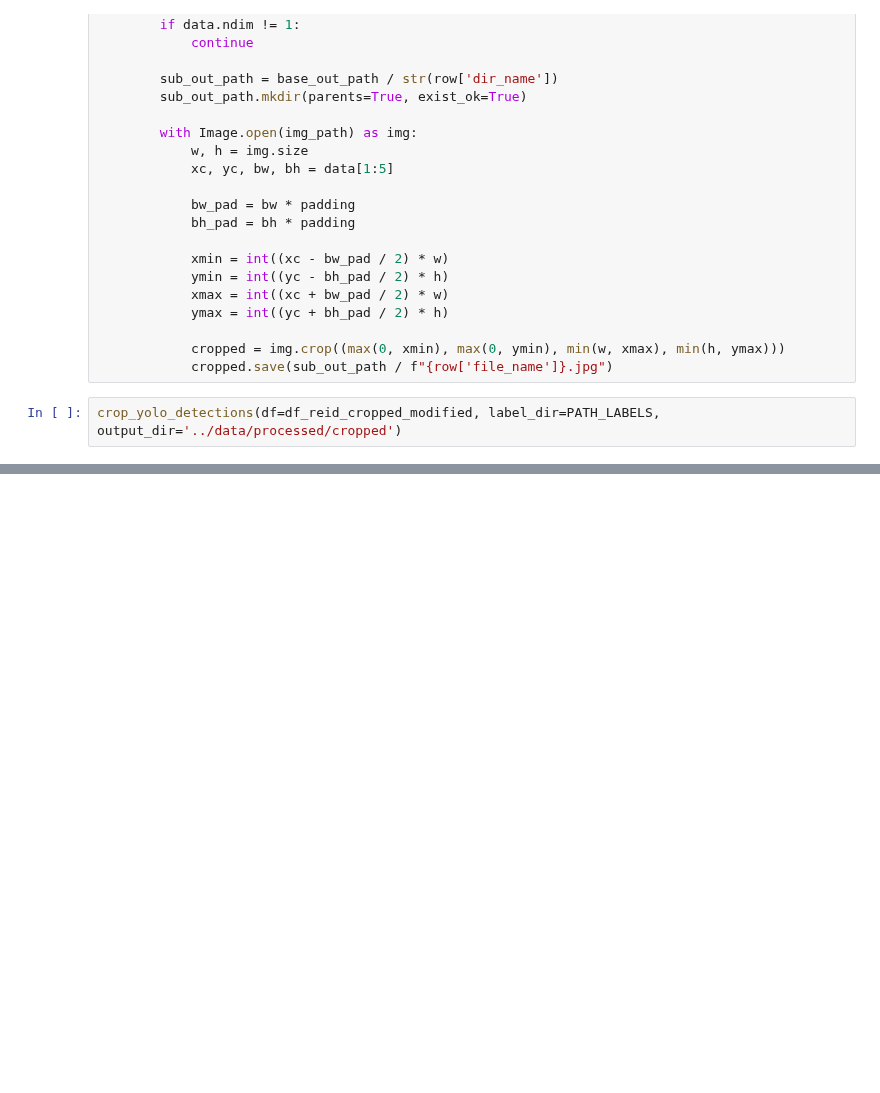
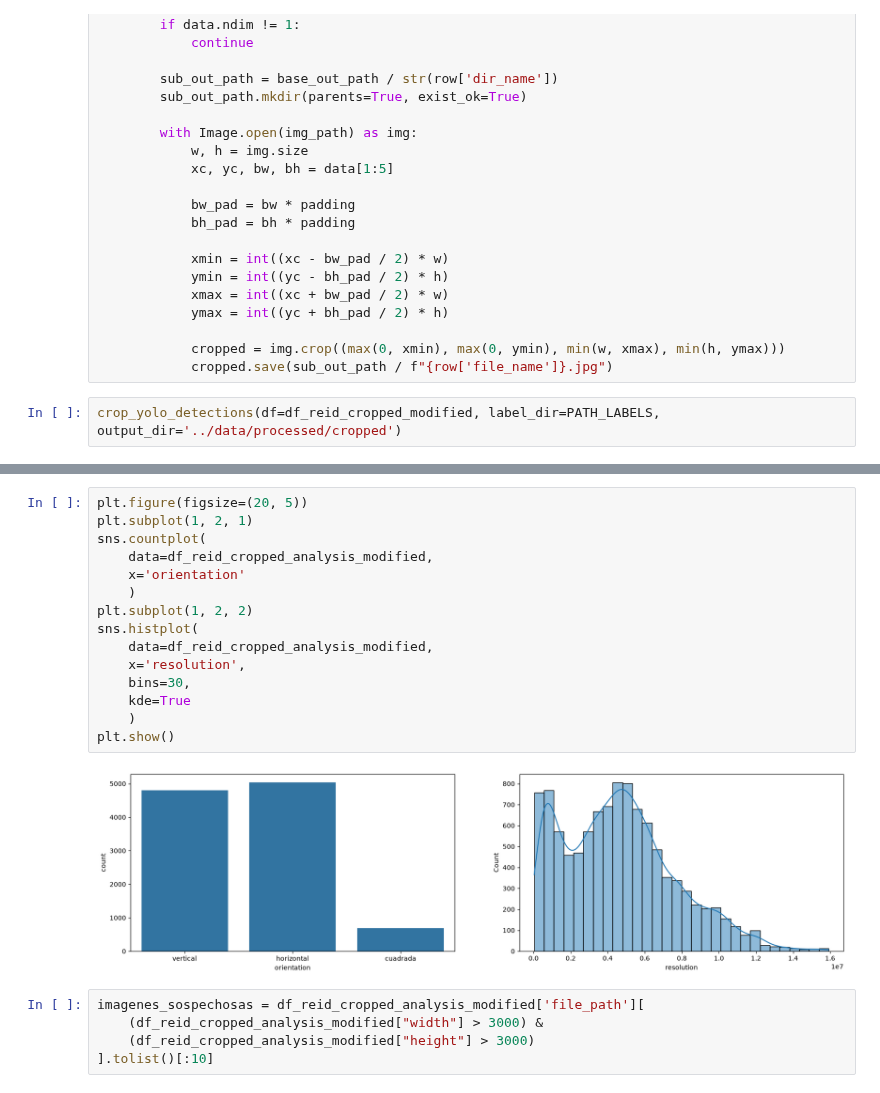
Before and after one commit to 317745/IA_PROJECT, a Jupyter notebook: notebooks/03_recorte_.ipynb, the cells around one changed output, grey strips where cells are left out. Cells and saved outputs as stored; diff of their text form; blank space fills up the shorter version.

```diff
--- a/notebooks/03_recorte_.ipynb
+++ b/notebooks/03_recorte_.ipynb
@@ -50,0 +155,22 @@ crop_yolo_detections(df=df_reid_cropped_modified, label_dir=PATH_LABELS, output_
+# %%
+plt.figure(figsize=(20, 5))
+plt.subplot(1, 2, 1)
+sns.countplot(
+    data=df_reid_cropped_analysis_modified,
+    x='orientation'
+    )
+plt.subplot(1, 2, 2)
+sns.histplot(
+    data=df_reid_cropped_analysis_modified,
+    x='resolution',
+    bins=30,
+    kde=True
+    )
+plt.show()
+# %% [output]
+[figure, added]
+# %%
+imagenes_sospechosas = df_reid_cropped_analysis_modified['file_path'][
+    (df_reid_cropped_analysis_modified["width"] > 3000) &
+    (df_reid_cropped_analysis_modified["height"] > 3000)
+].tolist()[:10]
```
Also changed, not shown: parts of 9 cells of this notebook, 8 other files.
